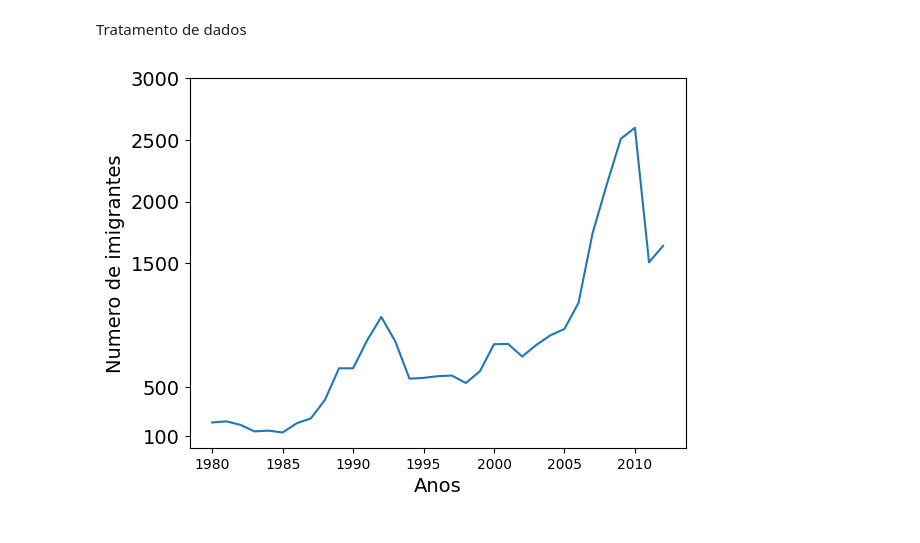
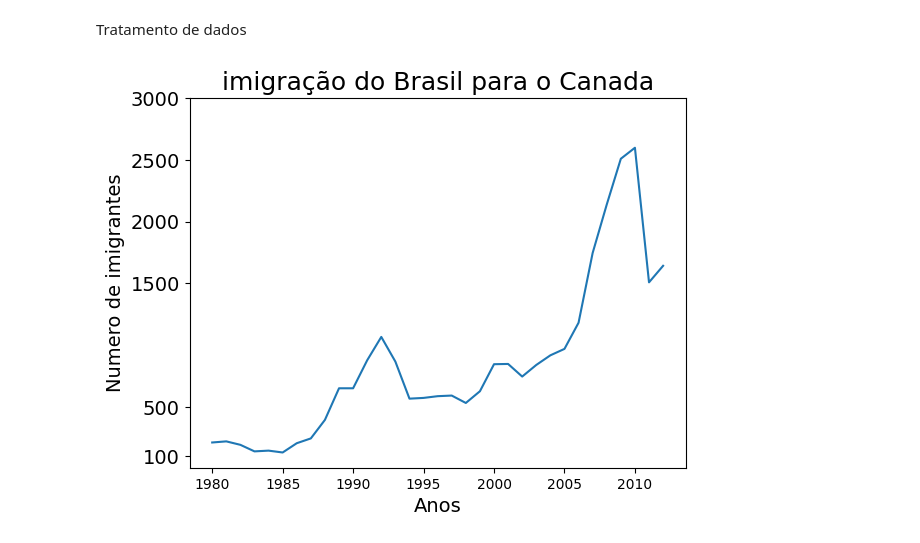
Before and after one commit to LucasSantino/c-digo_IABD_2024, a Jupyter notebook: Aula04/Aula4.ipynb, the cells around one changed output. Saved outputs shown, nothing was run; the diff lists cells and outputs as text; code cells hidden in the pictures.

```diff
--- a/Aula04/Aula4.ipynb
+++ b/Aula04/Aula4.ipynb
@@ -75,9 +75,10 @@ import matplotlib.pyplot as plt # importa a biblioteca matplotlib
 # %%
 plt.plot(df_brasil['anos'],df_brasil['imigrantes']) # plota o gráfico
 plt.xticks(['1980', '1985','1990', '1995','2000', '2005', '2010' ]) #ajuste de valores do eixo X
 plt.yticks([500,100,1500,2000,2500,3000], fontsize=14) #ajuste de valores do eixo X #fontsize altera o tamanho da fonte
 plt.xlabel("Anos", fontsize=14) #Adiciona titulos a camada x
+plt.title("imigração do Brasil para o Canada", fontsize=18)
 plt.ylabel("Numero de imigrantes", fontsize=14) #Adiciona titulos a camada y
 plt.show() #exibe a figura
 # %% [output]
-[figure, old version]
+[figure, new version]
```
Also changed, not shown: parts of 11 cells of this notebook.
